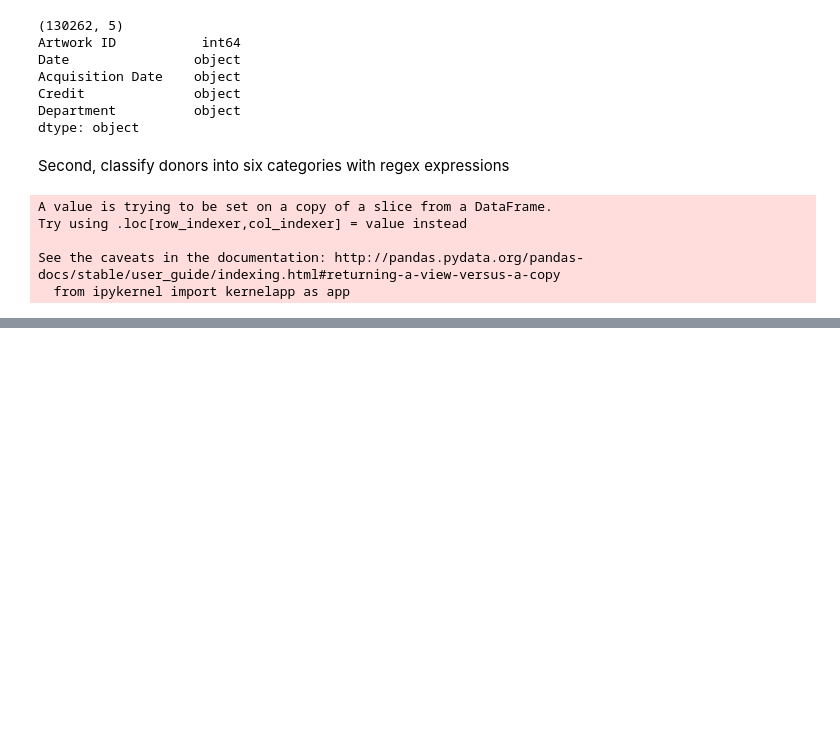
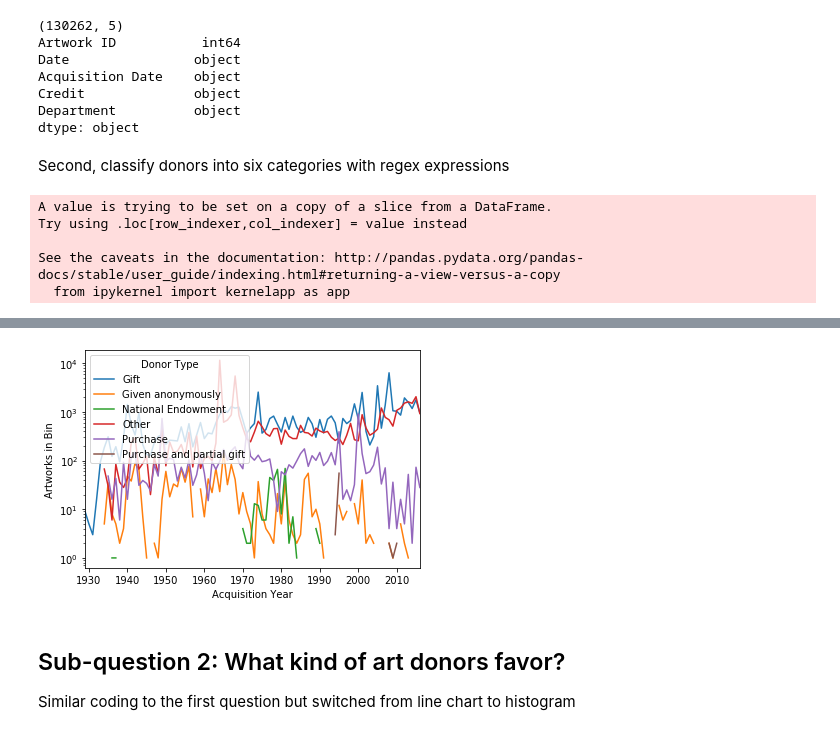
Before and after one commit to Liulinya/masterPython, a Jupyter notebook: MSSP 628 Final Project/Liu_607 Final Project.ipynb, the cells around one changed output, grey strips where cells are left out. Drawn from its saved outputs; the diff is of its cells as text; code cells hidden in the pictures; blank space fills up the shorter version.

```diff
--- a/MSSP 628 Final Project/Liu_607 Final Project.ipynb
+++ b/MSSP 628 Final Project/Liu_607 Final Project.ipynb
@@ -82,0 +75,11 @@ Name: Acquisition Date, Length: 130262, dtype: object
+# %%
+print(artwork["Acquisition Date"])
+import datetime
+#Since pandas represents timestamps in nanosecond resolution,
+#the timespan that can be represented using a 64-bit integer
+#is limited to approximately 584 years (1677~2622)
+artwork["Acquisition Cleaned"] = pd.to_datetime(artwork["Acquisition Date"], errors='coerce')
+artwork["Acquisition Year"] = pd.DatetimeIndex(artwork["Acquisition Cleaned"]).year
+artwork["Acquisition Month"] = pd.DatetimeIndex(artwork["Acquisition Cleaned"]).month
+artwork["Acquisition Year_Month"] = pd.to_datetime(artwork["Acquisition Cleaned"]).dt.to_period('M')
+artwork.head()
@@ -82,0 +124,8 @@ Name: Acquisition Date, Length: 130262, dtype: object
+# %%
+from matplotlib.dates import DateFormatter
+
+donor_by_year = artwork.groupby(['Acquisition Year',"Donor Type"]).agg('count').unstack()
+donor_by_year.head()
+#Only select one column in dataset
+donor_by_year = donor_by_year["Artwork ID"]
+donor_by_year.head()
@@ -82,0 +140,13 @@ Name: Acquisition Date, Length: 130262, dtype: object
+# %%
+donor_by_year.plot()
+#Since total amount of different donor types varies so large,
+#I transform the counts into logarithmic
+plt.yscale("log")
+plt.ylabel("Artworks in Bin")
+ax = plt.gca()
+# %% [output]
+[figure, added]
+# %% [markdown]
+## Sub-question 2: What kind of art donors favor?
+
+Similar coding to the first question but switched from line chart to histogram
```
Also changed, not shown: parts of 26 cells of this notebook.
